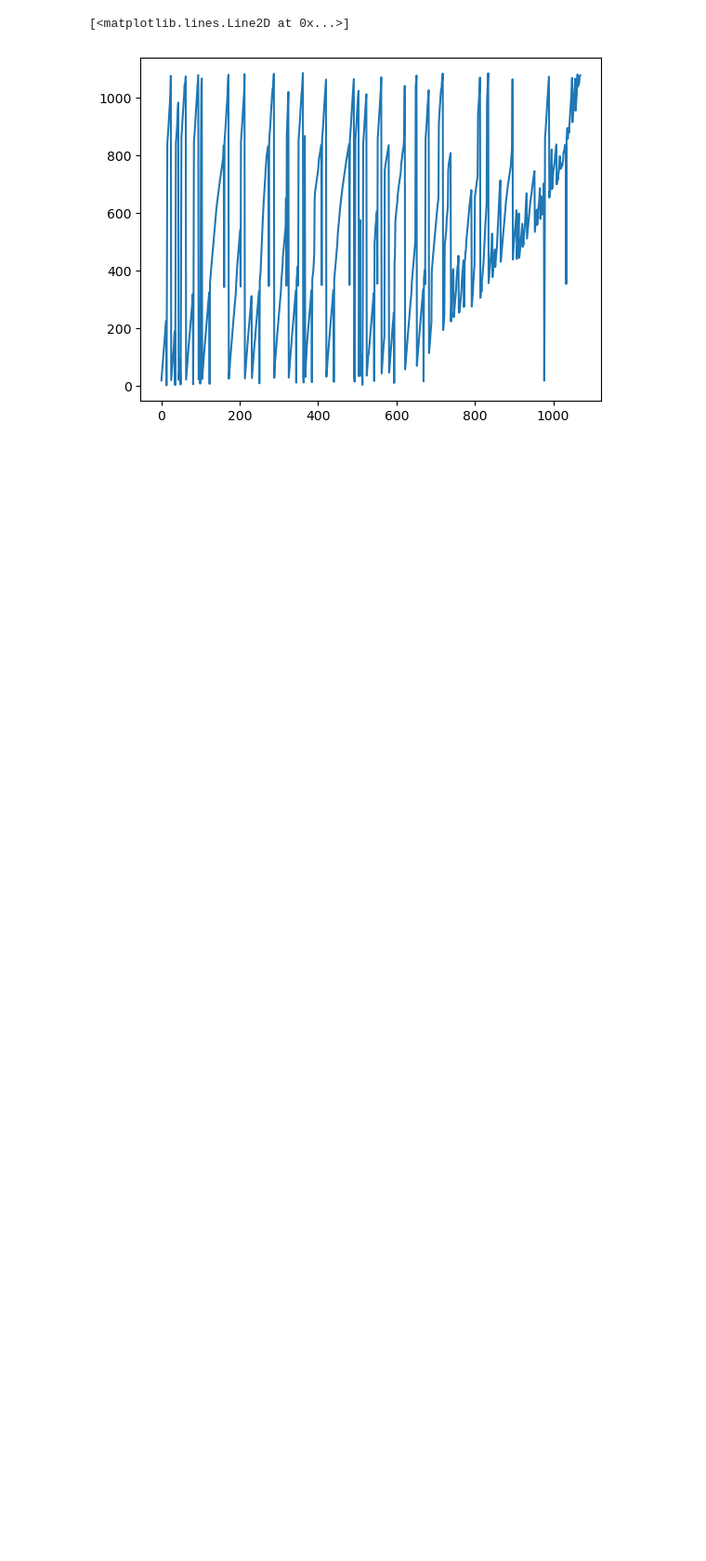
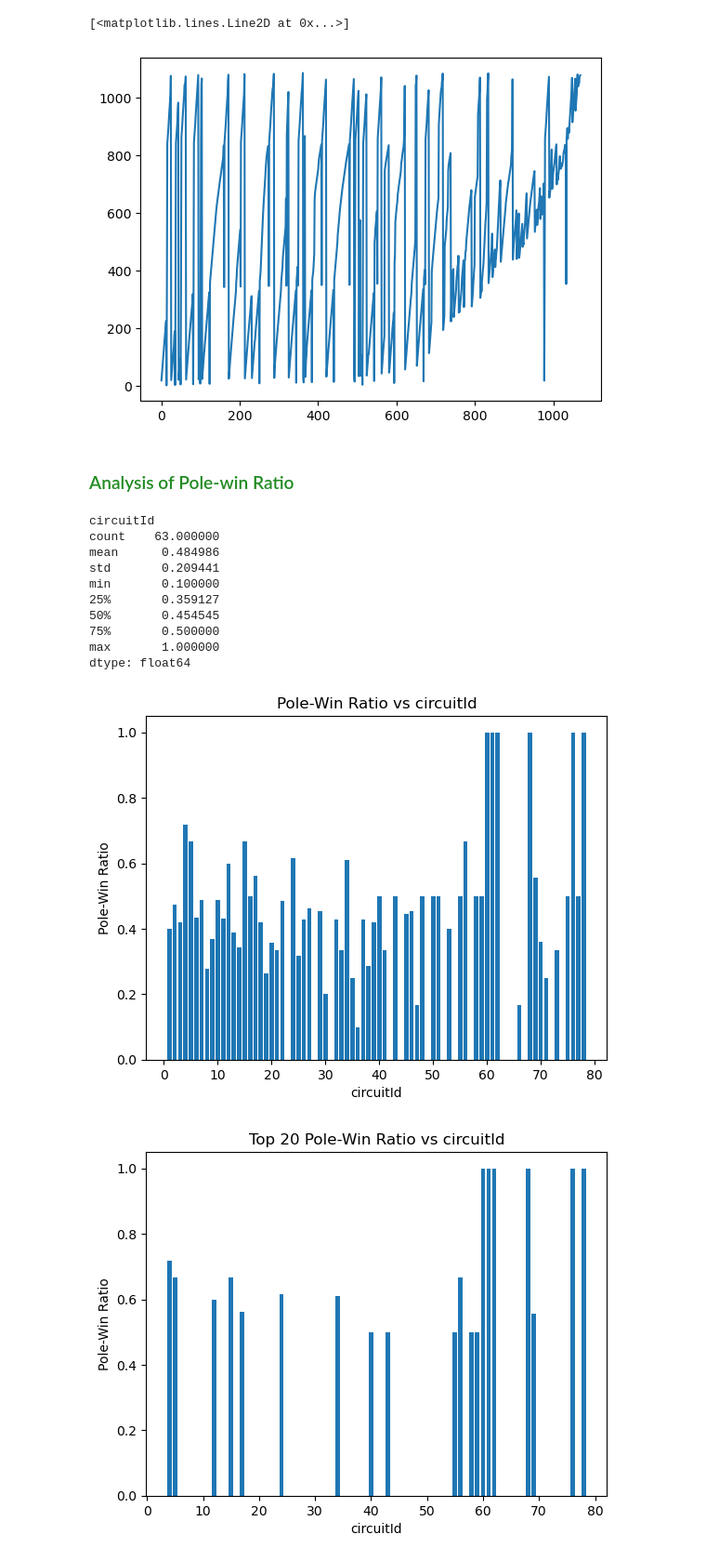
Before and after one commit to PraveenAyush/Formula-1-Analytics, a Jupyter notebook: poletowin.ipynb, the cells around one changed output. Shown at 93% size. Cells and saved outputs as stored; diff of their text form; code cells hidden in the pictures; blank space fills up the shorter version.

Commit message:
Stats by circuit and driver

```diff
--- a/poletowin.ipynb
+++ b/poletowin.ipynb
@@ -53,3 +68,48 @@ plt.plot(pole_results_df['raceId'].unique())
 # %% [output]
 [<matplotlib.lines.Line2D at 0x...>]
 [figure]
+# %% [markdown]
+<h3 style="color:ForestGreen">Analysis of Pole-win Ratio</h3>
+# %%
+def pwrfor(groupId):
+    print(groupId)
+    per_group_df = pole_results_df.groupby(f'{groupId}')
+    group_poles = per_group_df.size()
+    per_group_winner_df = pole_results_df[pole_results_df['positionOrder']==1].groupby(f'{groupId}')
+    group_wins_poles = per_group_winner_df.size()
+    group_pole_win_ratio = group_wins_poles/group_poles
+    group_pole_win_ratio.index
+    top20_df = group_pole_win_ratio.sort_values(ascending=False).head(20)
+    bottom20_df = group_pole_win_ratio.sort_values().head(20)
+    print(group_pole_win_ratio.describe())
+    plt.bar(group_pole_win_ratio.index,group_pole_win_ratio)
+    plt.title(f'Pole-Win Ratio vs {groupId}')
+    plt.xlabel(f'{groupId}')
+    plt.ylabel('Pole-Win Ratio')
+    plt.show()
+    plt.bar(top20_df.index,top20_df)
+    plt.title(f'Top 20 Pole-Win Ratio vs {groupId}')
+    plt.xlabel(f'{groupId}')
+    plt.ylabel('Pole-Win Ratio')
+    plt.show()
+    plt.bar(bottom20_df.index,bottom20_df)
+    plt.title(f'Bottom 20 Pole-Win Ratio vs {groupId}')
+    plt.xlabel(f'{groupId}')
+    plt.ylabel('Pole-Win Ratio')
+    plt.show()
+# %%
+pwrfor('circuitId')
+pwrfor('driverId')
+# %% [output]
+circuitId
+count    63.000000
+mean      0.484986
+std       0.209441
+min       0.100000
+25%       0.359127
+50%       0.454545
+75%       0.500000
+max       1.000000
+dtype: float64
+[figure, added]
+[figure, added]
```
Also changed, not shown: parts of 4 cells of this notebook.
